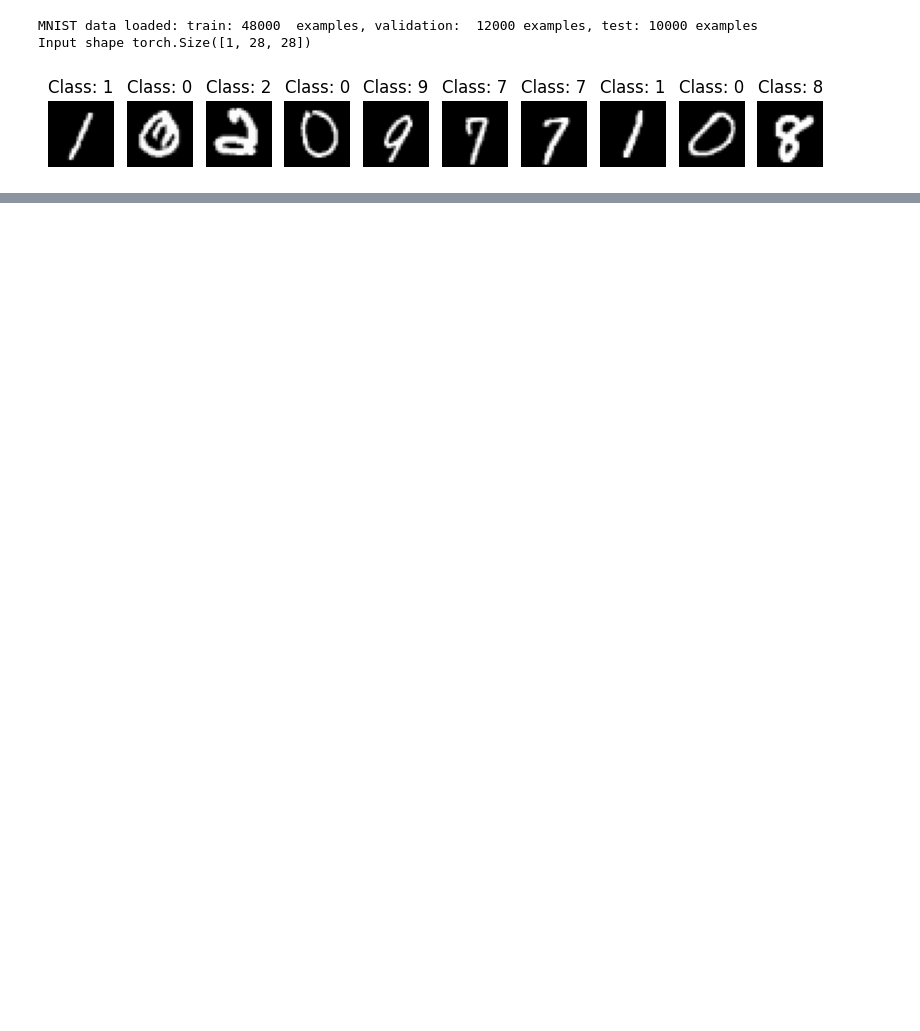
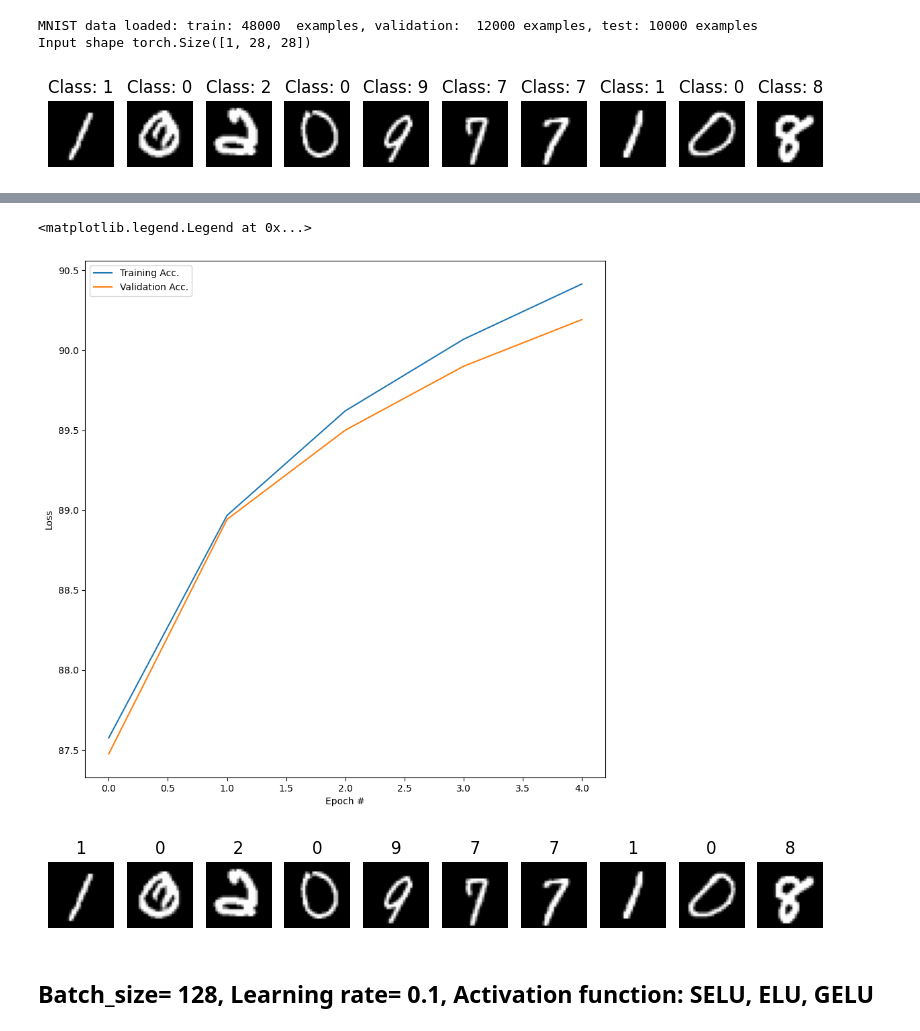
Before and after one commit to prerpd/ai-science-training-series, a Jupyter notebook: 02_intro_neural_networks/HW2.ipynb, the cells around one changed output, grey strips where cells are left out. Drawn from its saved outputs; the diff is of its cells as text; code cells hidden in the pictures; blank space fills up the shorter version.

```diff
--- a/02_intro_neural_networks/HW2.ipynb
+++ b/02_intro_neural_networks/HW2.ipynb
@@ -65,0 +83,16 @@ class LinearClassifier(nn.Module):
+# %%
+def train_one_epoch(dataloader, model, loss_fn, optimizer):
+    model.train()
+    for batch, (X, y) in enumerate(dataloader):
+        # forward pass
+        pred = model(X)
+        loss = loss_fn(pred, y)
+
+        # backward pass calculates gradients
+        loss.backward()
+
+        # take one step with these gradients
+        optimizer.step()
+
+        # resets the gradients
+        optimizer.zero_grad()
@@ -65,0 +122,18 @@ class LinearClassifier(nn.Module):
+# %%
+%%time
+
+epochs = 5
+train_acc_all = []
+val_acc_all = []
+for j in range(epochs):
+    train_one_epoch(train_dataloader, linear_model, loss_fn, optimizer)
+
+    # checking on the training loss and accuracy once per epoch
+    acc, loss = evaluate(train_dataloader, linear_model, loss_fn)
+    train_acc_all.append(acc)
+    print(f"Epoch {j}: training loss: {loss}, accuracy: {acc}")
+
+    # checking on the validation loss and accuracy once per epoch
+    val_acc, val_loss = evaluate(val_dataloader, linear_model, loss_fn)
+    val_acc_all.append(val_acc)
+    print(f"Epoch {j}: val. loss: {val_loss}, val. accuracy: {val_acc}")
@@ -65,0 +153,26 @@ class LinearClassifier(nn.Module):
+# %%
+pltsize=1
+plt.figure(figsize=(10*pltsize, 10 * pltsize))
+plt.plot(range(epochs), train_acc_all,label = 'Training Acc.' )
+plt.plot(range(epochs), val_acc_all, label = 'Validation Acc.' )
+plt.xlabel('Epoch #')
+plt.ylabel('Loss')
+plt.legend()
+# %% [output]
+<matplotlib.legend.Legend at 0x...>
+[figure, added]
+# %%
+# Visualize how the model is doing on the first 10 examples
+pltsize=1
+plt.figure(figsize=(10*pltsize, pltsize))
+linear_model.eval()
+batch = next(iter(train_dataloader))
+predictions = linear_model(batch[0])
+
+for i in range(10):
+    plt.subplot(1,10,i+1)
+    plt.axis('off')
+    plt.imshow(batch[0][i,0,:,:], cmap="gray")
+    plt.title('%d' % predictions[i,:].argmax())
+# %% [output]
+[figure, added]
@@ -65,0 +248,2 @@ class LinearClassifier(nn.Module):
+# %% [markdown]
+## Batch_size= 128, Learning rate= 0.1, Activation function: SELU, ELU, GELU
```
Also changed, not shown: parts of 18 cells of this notebook, 4 other files.
